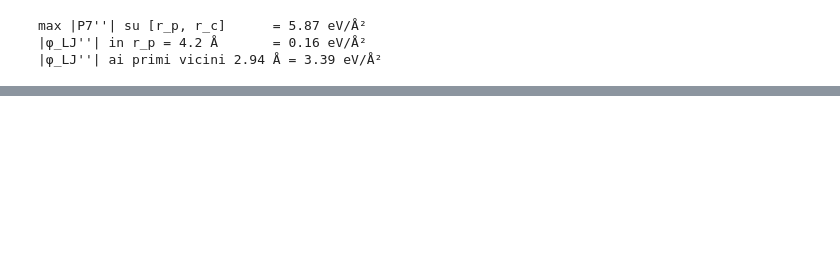
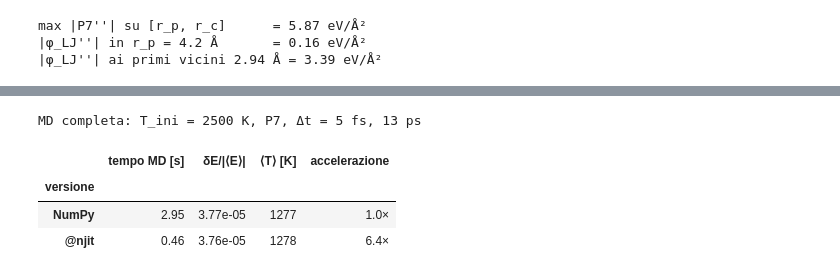
Before and after one commit to francescobellina/computational-course, a Jupyter notebook: notebooks/05_molecular_dynamics/esercizi_cms6.ipynb, the cells around one changed output, grey strips where cells are left out. Cells and saved outputs as stored; diff of their text form; code cells hidden in the pictures; blank space fills up the shorter version.

```diff
--- a/notebooks/05_molecular_dynamics/esercizi_cms6.ipynb
+++ b/notebooks/05_molecular_dynamics/esercizi_cms6.ipynb
@@ -1172,0 +1469,18 @@ max |P7''| su [r_p, r_c]      = 5.87 eV/Å²
+# %%
+prova3 = []
+for nome, funzione in (("NumPy", energy_forces_p7), ("@njit", energy_forces_p7_jit)):
+    t0 = time.perf_counter()
+    res = run_p7(pos0, box0, 2500.0, 5.0, True, forze=funzione)
+    prova3.append({"versione": nome, "tempo MD [s]": time.perf_counter() - t0,
+                   "δE/|⟨E⟩|": res["dE_rel"], "⟨T⟩ [K]": res["T_mean"]})
+prova3 = pd.DataFrame(prova3).set_index("versione")
+prova3["accelerazione"] = prova3["tempo MD [s]"].iloc[0] / prova3["tempo MD [s]"]
+display(prova3.style.format({"tempo MD [s]": "{:.2f}", "δE/|⟨E⟩|": "{:.2e}", "⟨T⟩ [K]": "{:.0f}",
+                             "accelerazione": "{:.1f}×"})
+        .set_caption("MD completa: T_ini = 2500 K, P7, Δt = 5 fs, 13 ps"))
+# %% [output]
+MD completa: T_ini = 2500 K, P7, Δt = 5 fs, 13 ps
+|  | tempo MD [s] | δE/|⟨E⟩| | ⟨T⟩ [K] | accelerazione |
+| versione |  |  |  |  |
+| NumPy | 2.95 | 3.77e-05 | 1277 | 1.0× |
+| @njit | 0.46 | 3.76e-05 | 1278 | 6.4× |
```
Also changed, not shown: parts of 16 cells of this notebook, 2 other files.
